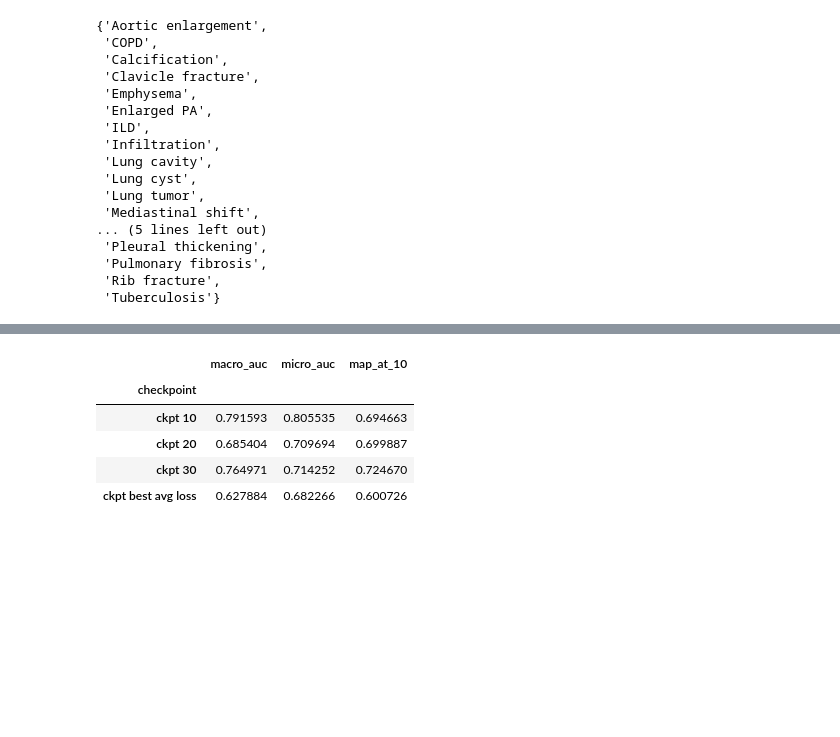
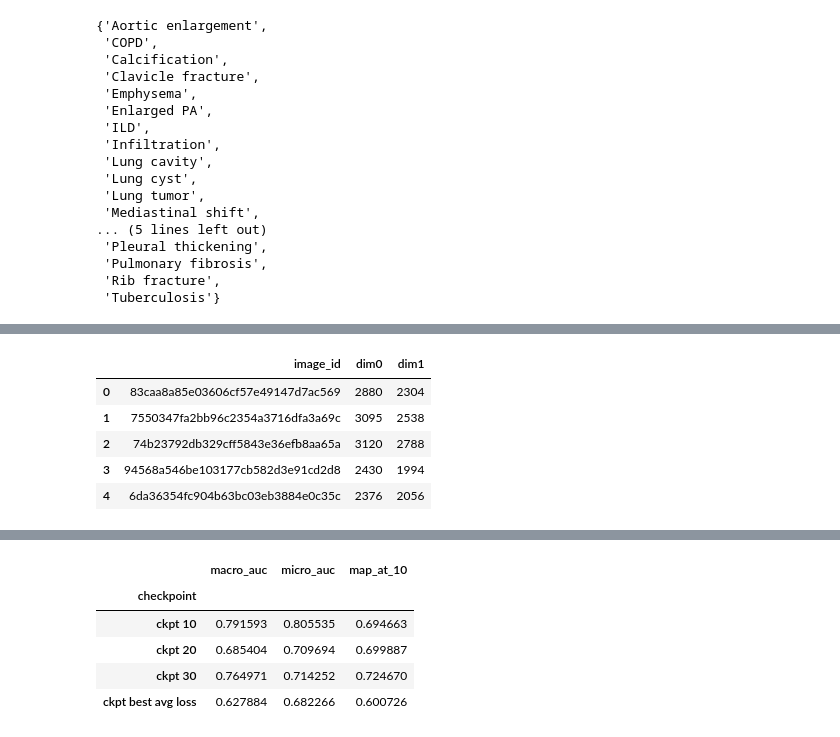
Before and after one commit to harshvardhan10/thesis-codebase, a Jupyter notebook: notebooks/eda_vindr_cxr.ipynb, the cells around one changed output, grey strips where cells are left out. Saved outputs shown, nothing was run; the diff lists cells and outputs as text; code cells hidden in the pictures; blank space fills up the shorter version.

```diff
--- a/notebooks/eda_vindr_cxr.ipynb
+++ b/notebooks/eda_vindr_cxr.ipynb
@@ -109,3 +124,13 @@ train_meta.head()
+# %%
+test_meta = pd.read_csv(Path(images_root) / "test_meta.csv")
+test_meta.head()
+# %% [output]
+|  | image_id | dim0 | dim1 |
+| 0 | 83caa8a85e03606cf57e49147d7ac569 | 2880 | 2304 |
+| 1 | 7550347fa2bb96c2354a3716dfa3a69c | 3095 | 2538 |
+| 2 | 74b23792db329cff5843e36efb8aa65a | 3120 | 2788 |
+| 3 | 94568a546be103177cb582d3e91cd2d8 | 2430 | 1994 |
+| 4 | 6da36354fc904b63bc03eb3884e0c35c | 2376 | 2056 |
 # %%
 x, y = train_meta.loc[train_meta['image_id'] == '4d390e07733ba06e5ff07412f09c0a92', 'dim0'].values, train_meta.loc[train_meta['image_id'] == '4d390e07733ba06e5ff07412f09c0a92', 'dim1'].values
 # %%
```
Also changed, not shown: parts of 10 cells of this notebook.
